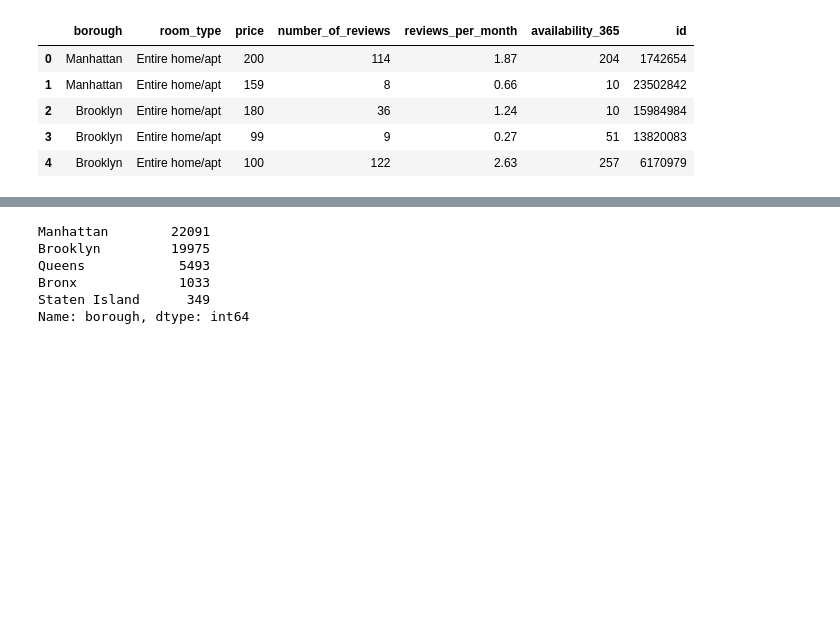
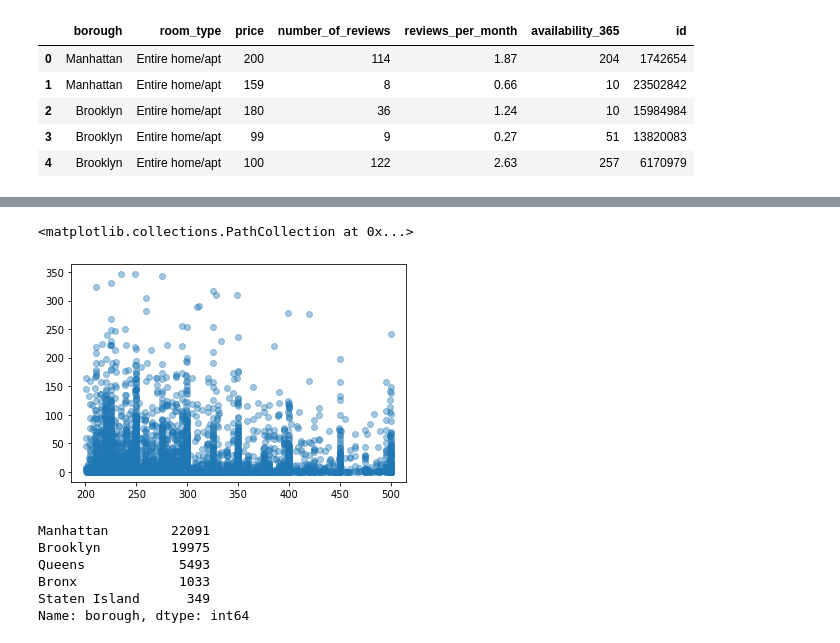
Before and after one commit to GeunT/Group-12-Project-1, a Jupyter notebook: Airbnb_starter_data.ipynb, the cells around one changed output, grey strips where cells are left out. Saved outputs shown, nothing was run; the diff lists cells and outputs as text; code cells hidden in the pictures; blank space fills up the shorter version.

```diff
--- a/Airbnb_starter_data.ipynb
+++ b/Airbnb_starter_data.ipynb
@@ -67,3 +116,10 @@ organized_df.head()
+# %%
+Manhattan = organized_df.loc[organized_df["Price Summary"]=="200-500"]
+# %%
+plt.scatter(Manhattan["price"], Manhattan["number_of_reviews"], alpha=0.4)
+# %% [output]
+<matplotlib.collections.PathCollection at 0x...>
+[figure, added]
 # %%
 counts = organized_df["borough"].value_counts()
 counts
```
Also changed, not shown: parts of 17 cells of this notebook, 1 other file.
